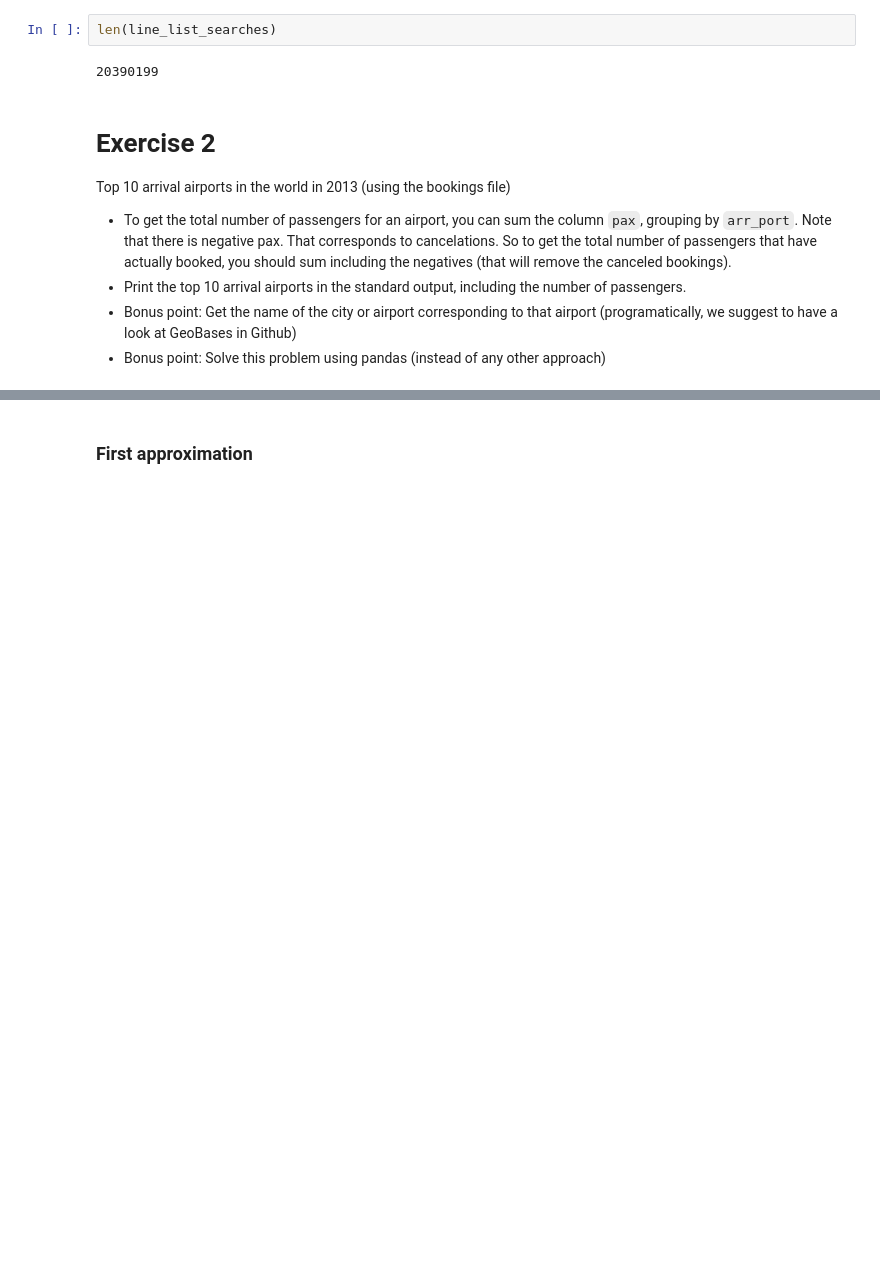
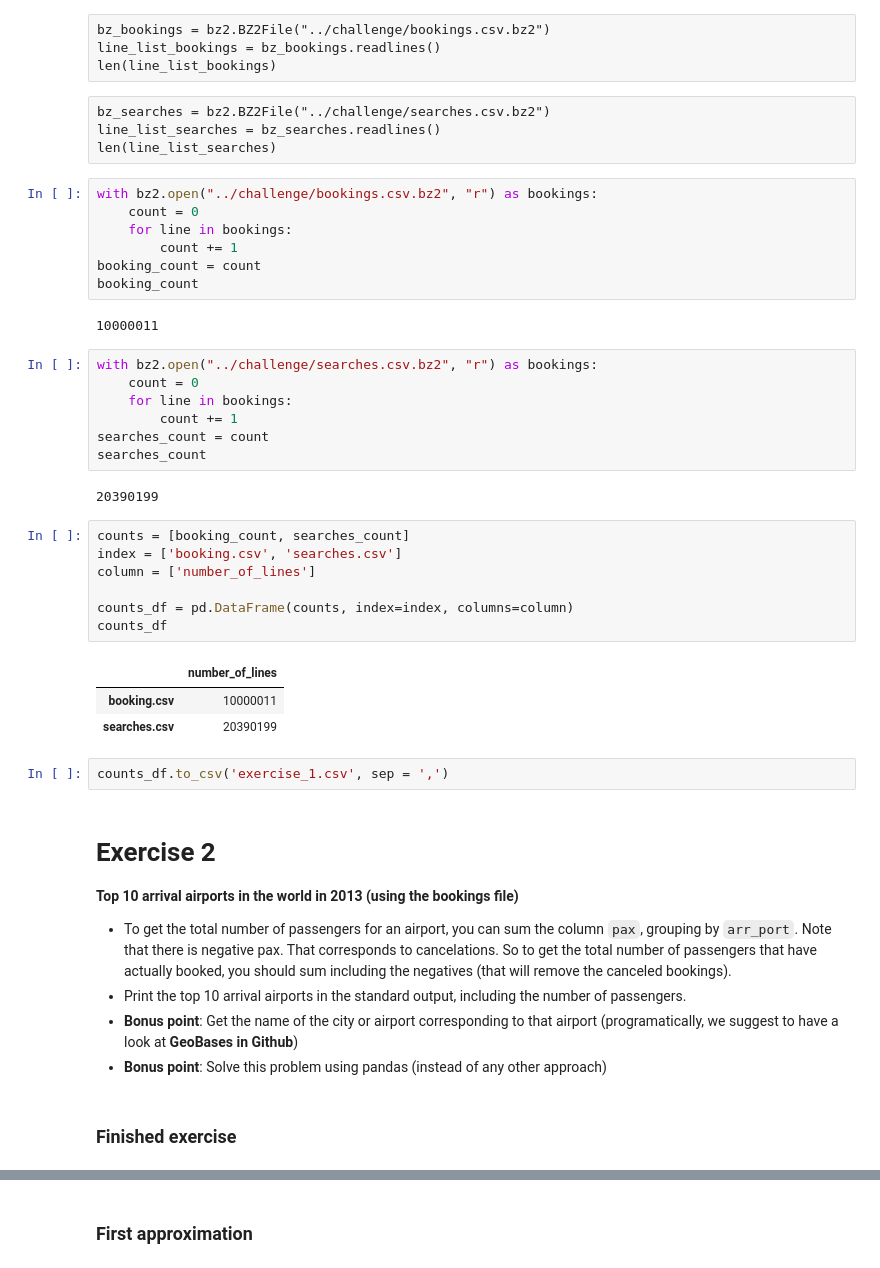
Before and after one commit to javiicc/DS_Challenge, a Jupyter notebook: Data_Science_Challenge.ipynb, the cells around one changed output, grey strips where cells are left out. Drawn from its saved outputs; the diff is of its cells as text; blank space fills up the shorter version.

```diff
--- a/Data_Science_Challenge.ipynb
+++ b/Data_Science_Challenge.ipynb
@@ -43,12 +15,50 @@ line_list_searches = bz_searches.readlines()
-# %%
-len(line_list_searches)
-# %% [output]
-20390199
+# %% [raw]
+bz_bookings = bz2.BZ2File("../challenge/bookings.csv.bz2")
+line_list_bookings = bz_bookings.readlines()
+len(line_list_bookings)
+# %% [raw]
+bz_searches = bz2.BZ2File("../challenge/searches.csv.bz2")
+line_list_searches = bz_searches.readlines()
+len(line_list_searches)
+# %%
+with bz2.open("../challenge/bookings.csv.bz2", "r") as bookings:
+    count = 0
+    for line in bookings:
+        count += 1
+booking_count = count
+booking_count
+# %% [output]
+10000011
+# %%
+with bz2.open("../challenge/searches.csv.bz2", "r") as bookings:
+    count = 0
+    for line in bookings:
+        count += 1
+searches_count = count
+searches_count
+# %% [output]
+20390199
+# %%
+counts = [booking_count, searches_count]
+index = ['booking.csv', 'searches.csv']
+column = ['number_of_lines']
+
+counts_df = pd.DataFrame(counts, index=index, columns=column)
+counts_df
+# %% [output]
+|  | number_of_lines |
+| booking.csv | 10000011 |
+| searches.csv | 20390199 |
+# %%
+counts_df.to_csv('exercise_1.csv', sep = ',')
 # %% [markdown]
 # Exercise 2
 
-Top 10 arrival airports in the world in 2013 (using the bookings file)
+**Top 10 arrival airports in the world in 2013 (using the bookings file)**
+
 - To get the total number of passengers for an airport, you can sum the column `pax`, grouping by `arr_port`. Note that there is negative pax. That corresponds to cancelations. So to get the total number of passengers that have actually booked, you should sum including the negatives (that will remove the canceled bookings).
 - Print the top 10 arrival airports in the standard output, including the number of passengers.
-- Bonus point: Get the name of the city or airport corresponding to that airport (programatically, we suggest to have a look at GeoBases in Github)
-- Bonus point: Solve this problem using pandas (instead of any other approach)
+- **Bonus point**: Get the name of the city or airport corresponding to that airport (programatically, we suggest to have a look at **GeoBases in Github**)
+- **Bonus point**: Solve this problem using pandas (instead of any other approach)
+# %% [markdown]
+### Finished exercise
```
Also changed, not shown: parts of 53 cells of this notebook, 2 other files.
